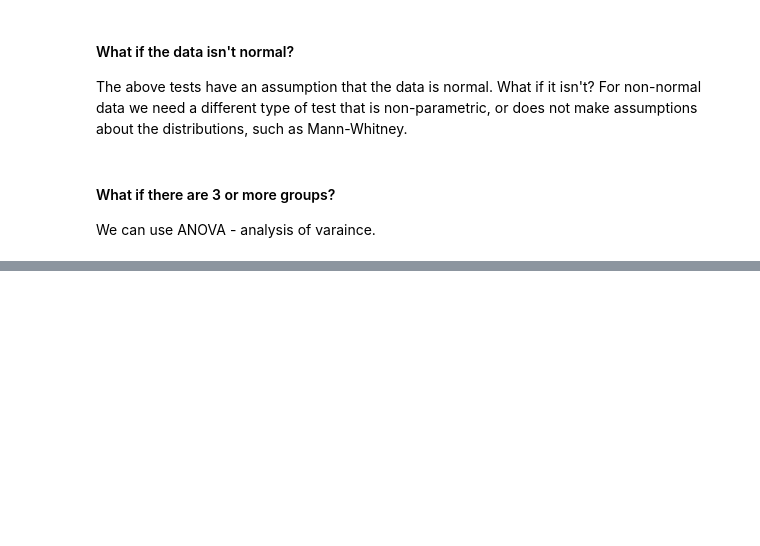
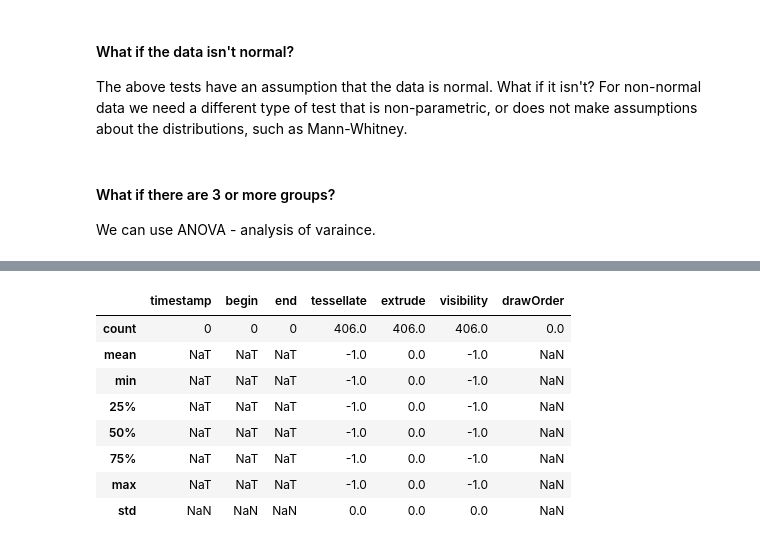
Before and after one commit to AkeemSemperDataScience/Basic_Stats_in_Python_Student_Repository, a Jupyter notebook: 016_Hypothesis_Test_1_sol.ipynb, the cells around one changed output, grey strips where cells are left out. Saved outputs shown, nothing was run; the diff lists cells and outputs as text; code cells hidden in the pictures; blank space fills up the shorter version.

```diff
--- a/016_Hypothesis_Test_1_sol.ipynb
+++ b/016_Hypothesis_Test_1_sol.ipynb
@@ -430,0 +447,14 @@ We can use ANOVA - analysis of varaince.
+# %%
+kml_neighborhoods = gpd.read_file("/Users/akeem/Downloads/City of Edmonton - Neighbourhoods_20250923.kml", driver='KML')
+kml_neighborhoods = gpd.GeoDataFrame(kml_neighborhoods, geometry='geometry', crs="EPSG:4326")
+kml_neighborhoods.describe()
+# %% [output]
+|  | timestamp | begin | end | tessellate | extrude | visibility | drawOrder |
+| count | 0 | 0 | 0 | 406.0 | 406.0 | 406.0 | 0.0 |
+| mean | NaT | NaT | NaT | -1.0 | 0.0 | -1.0 | NaN |
+| min | NaT | NaT | NaT | -1.0 | 0.0 | -1.0 | NaN |
+| 25% | NaT | NaT | NaT | -1.0 | 0.0 | -1.0 | NaN |
+| 50% | NaT | NaT | NaT | -1.0 | 0.0 | -1.0 | NaN |
+| 75% | NaT | NaT | NaT | -1.0 | 0.0 | -1.0 | NaN |
+| max | NaT | NaT | NaT | -1.0 | 0.0 | -1.0 | NaN |
+| std | NaN | NaN | NaN | 0.0 | 0.0 | 0.0 | NaN |
```
Also changed, not shown: parts of 7 cells of this notebook, 7 other files.
